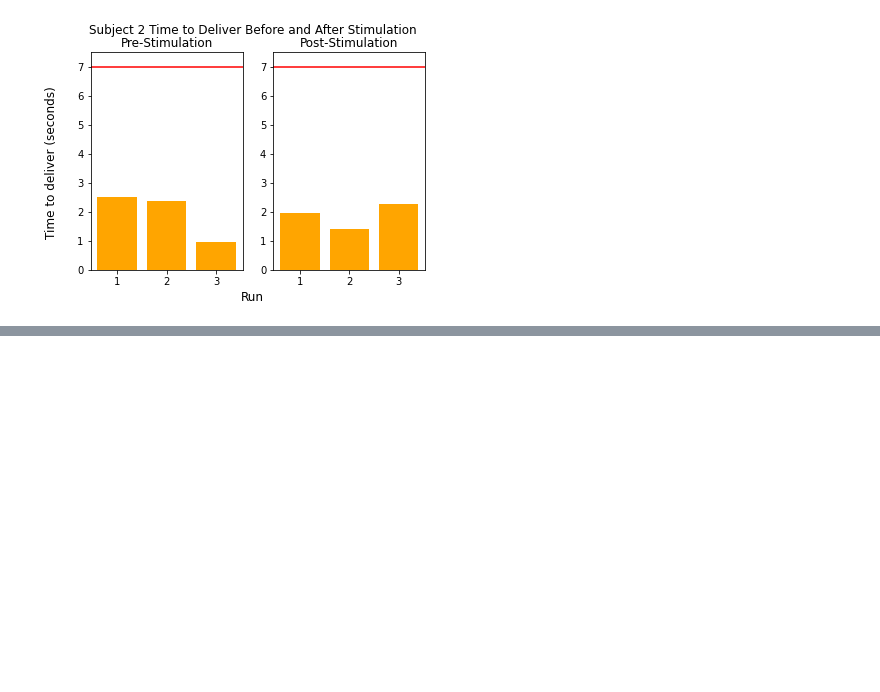
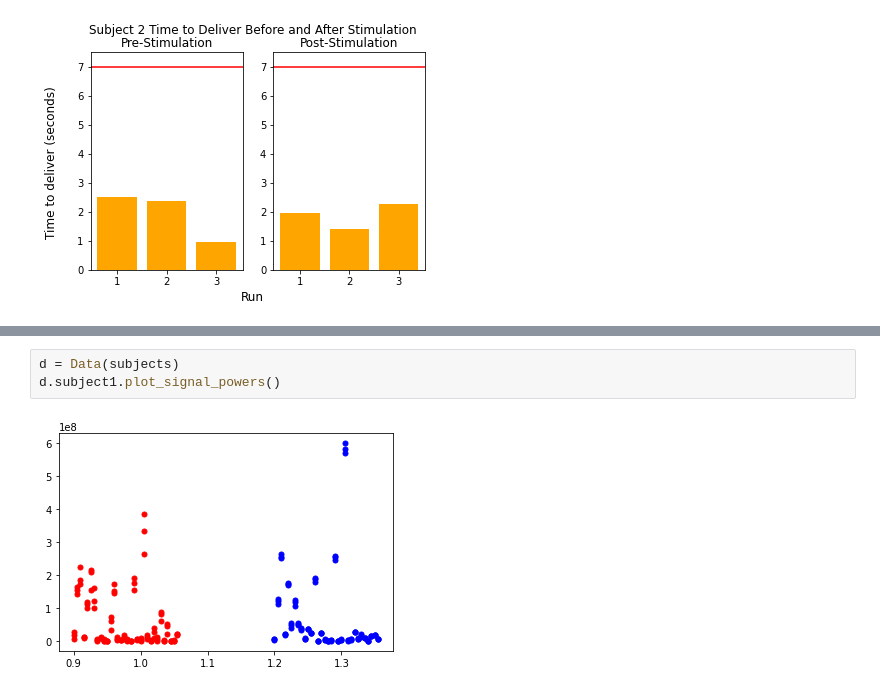
Before and after one commit to coreykarnei/Neural_Final_project, a Jupyter notebook: neural_final_notebook.ipynb, the cells around one changed output, grey strips where cells are left out. Drawn from its saved outputs; the diff is of its cells as text; blank space fills up the shorter version.

```diff
--- a/neural_final_notebook.ipynb
+++ b/neural_final_notebook.ipynb
@@ -382,0 +426,5 @@ d.subject2.plot_average_successful_delivery_time()
+# %%
+d = Data(subjects)
+d.subject1.plot_signal_powers()
+# %% [output]
+[figure, added]
```
Also changed, not shown: parts of 4 cells of this notebook.
